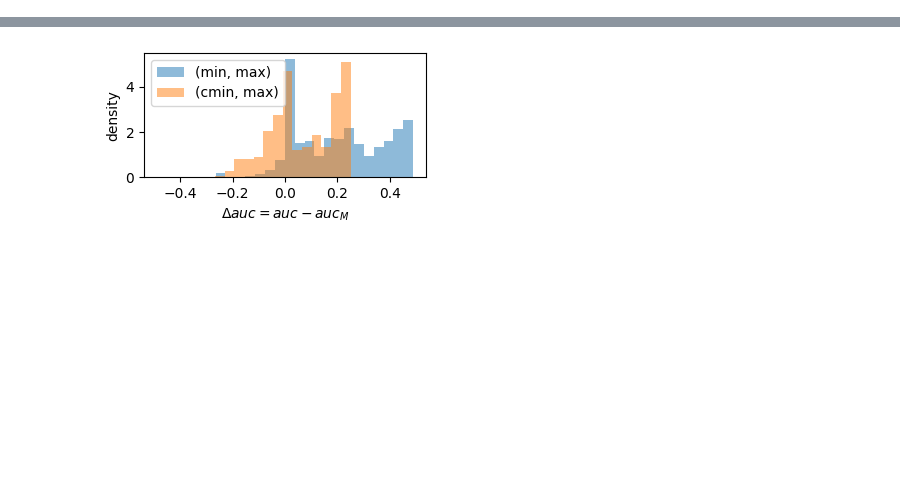
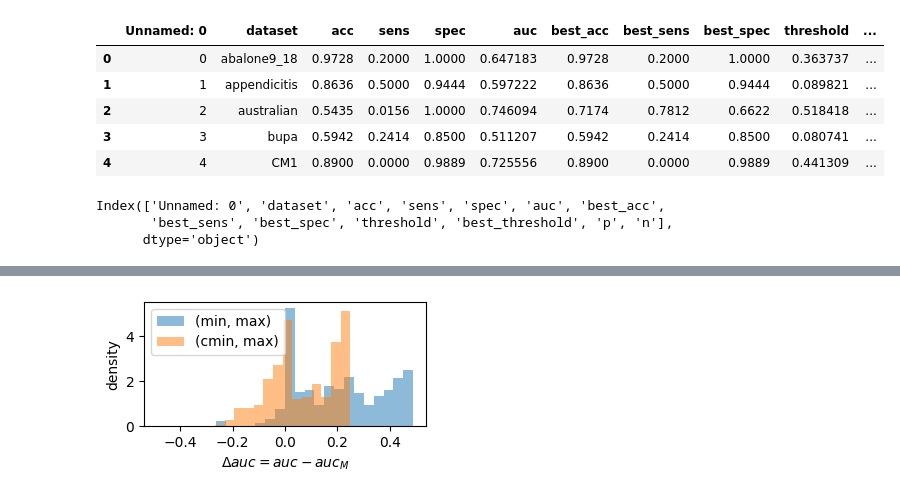
Before and after one commit to FalseNegativeLab/mlscorecheck, a Jupyter notebook: notebooks/auc_experiments/04-processing.ipynb, the cells around one changed output, grey strips where cells are left out. Drawn from its saved outputs; the diff is of its cells as text; code cells hidden in the pictures; blank space fills up the shorter version.

```diff
--- a/notebooks/auc_experiments/04-processing.ipynb
+++ b/notebooks/auc_experiments/04-processing.ipynb
@@ -8,2 +8,17 @@ from mlscorecheck.auc import auc_from_sens_spec, acc_from_auc
 # %%
 data = pd.read_csv('single.csv')
+# %%
+data.head()
+# %% [output]
+|  | Unnamed: 0 | dataset | acc | sens | spec | auc | best_acc | best_sens | best_spec | threshold | ... |
+| 0 | 0 | abalone9_18 | 0.9728 | 0.2000 | 1.0000 | 0.647183 | 0.9728 | 0.2000 | 1.0000 | 0.363737 | ... |
+| 1 | 1 | appendicitis | 0.8636 | 0.5000 | 0.9444 | 0.597222 | 0.8636 | 0.5000 | 0.9444 | 0.089821 | ... |
+| 2 | 2 | australian | 0.5435 | 0.0156 | 1.0000 | 0.746094 | 0.7174 | 0.7812 | 0.6622 | 0.518418 | ... |
+| 3 | 3 | bupa | 0.5942 | 0.2414 | 0.8500 | 0.511207 | 0.5942 | 0.2414 | 0.8500 | 0.080741 | ... |
+| 4 | 4 | CM1 | 0.8900 | 0.0000 | 0.9889 | 0.725556 | 0.8900 | 0.0000 | 0.9889 | 0.441309 | ... |
+# %%
+data.columns
+# %% [output]
+Index(['Unnamed: 0', 'dataset', 'acc', 'sens', 'spec', 'auc', 'best_acc',
+       'best_sens', 'best_spec', 'threshold', 'best_threshold', 'p', 'n'],
+      dtype='object')
```
Also changed, not shown: parts of 23 cells of this notebook, 6 other files.
